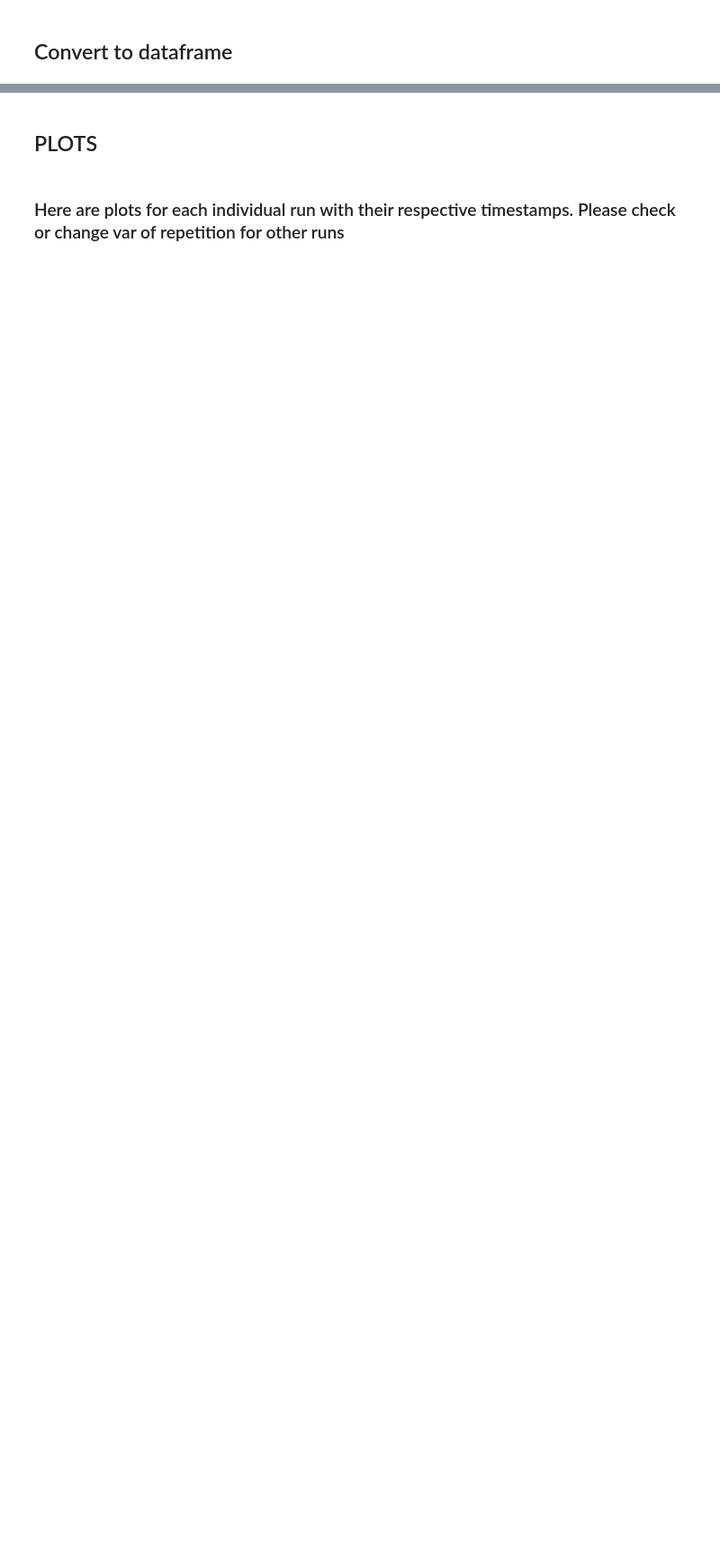
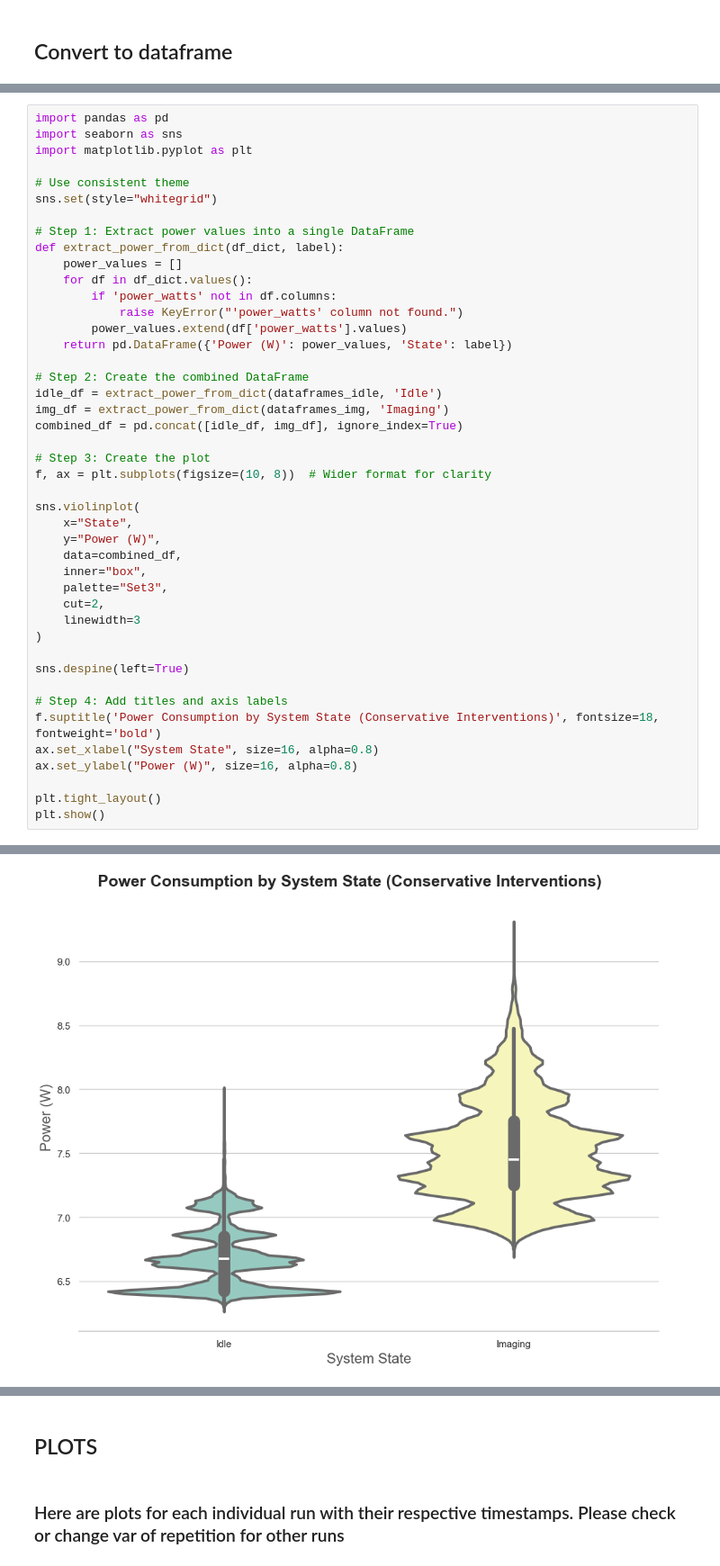
Before and after one commit to S2-group/greens-2026-ase-rover-rep-pkg, a Jupyter notebook: measurements.ipynb, the cells around one changed output, grey strips where cells are left out. Shown at 90% size. Saved outputs shown, nothing was run; the diff lists cells and outputs as text; blank space fills up the shorter version.

```diff
--- a/measurements.ipynb
+++ b/measurements.ipynb
@@ -65,0 +48,45 @@ energy_logs_29: 9480 rows
+# %%
+import pandas as pd
+import seaborn as sns
+import matplotlib.pyplot as plt
+
+# Use consistent theme
+sns.set(style="whitegrid")
+
+# Step 1: Extract power values into a single DataFrame
+def extract_power_from_dict(df_dict, label):
+    power_values = []
+    for df in df_dict.values():
+        if 'power_watts' not in df.columns:
+            raise KeyError("'power_watts' column not found.")
+        power_values.extend(df['power_watts'].values)
+    return pd.DataFrame({'Power (W)': power_values, 'State': label})
+
+# Step 2: Create the combined DataFrame
+idle_df = extract_power_from_dict(dataframes_idle, 'Idle')
+img_df = extract_power_from_dict(dataframes_img, 'Imaging')
+combined_df = pd.concat([idle_df, img_df], ignore_index=True)
+
+# Step 3: Create the plot
+f, ax = plt.subplots(figsize=(10, 8))  # Wider format for clarity
+
+sns.violinplot(
+    x="State",
+    y="Power (W)",
+    data=combined_df,
+    inner="box",
+    palette="Set3",
+    cut=2,
+    linewidth=3
+)
+
+sns.despine(left=True)
+
+# Step 4: Add titles and axis labels
+f.suptitle('Power Consumption by System State (Conservative Interventions)', fontsize=18, fontweight='bold')
+ax.set_xlabel("System State", size=16, alpha=0.8)
+ax.set_ylabel("Power (W)", size=16, alpha=0.8)
+
+plt.tight_layout()
+plt.show()
+# %% [output]
@@ -65,0 +96 @@ energy_logs_29: 9480 rows
+[figure, added]
```
Also changed, not shown: parts of 19 cells of this notebook, 16 other files.
